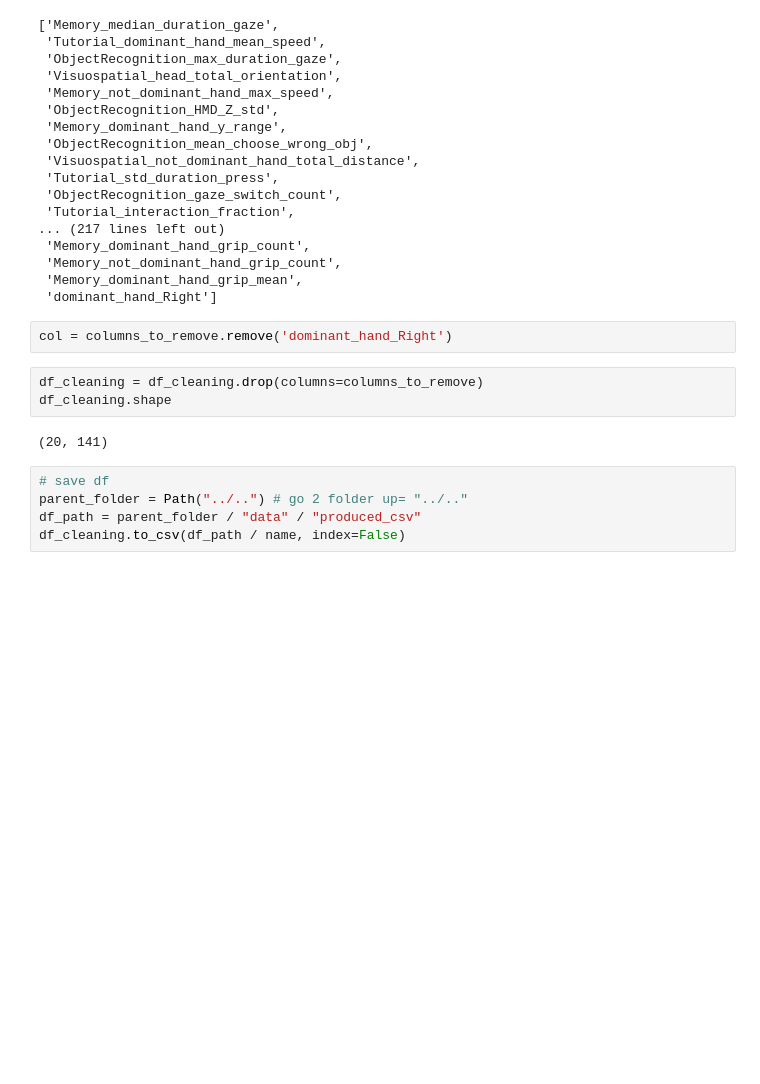
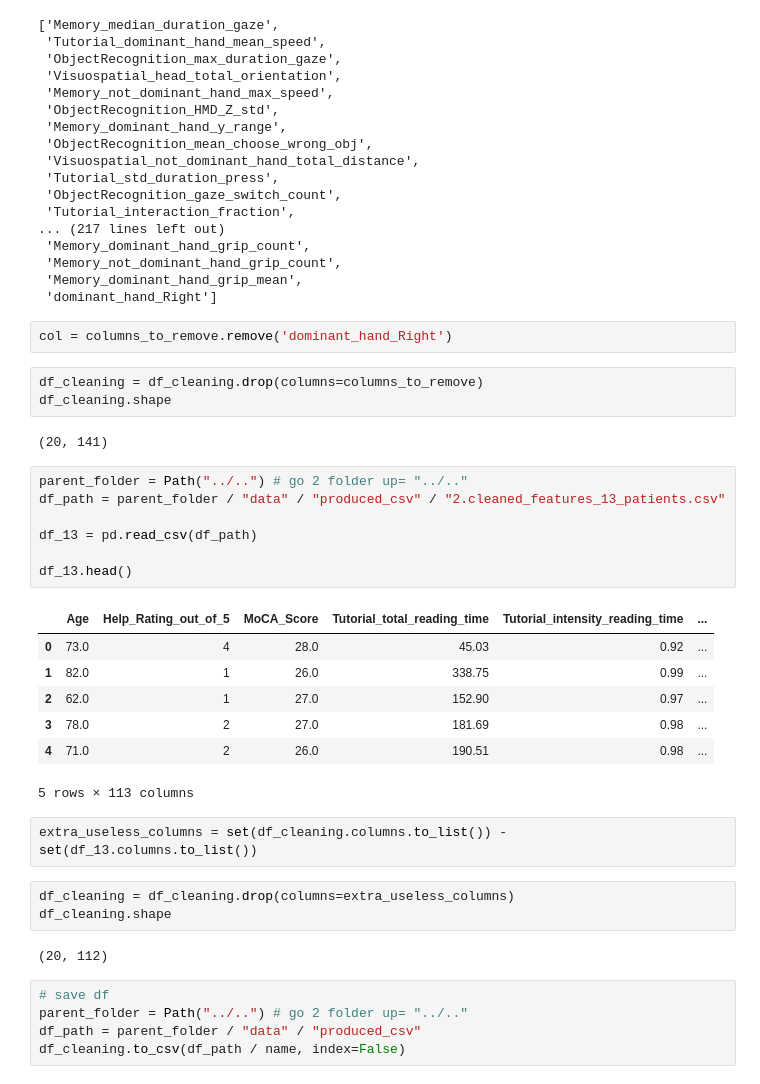
Before and after one commit to sana-mirahsani/detection_AD_with_VR_data, a Jupyter notebook: src/notebooks/2.2Data_preprocessing_20_young_patient.ipynb, the cells around one changed output. Saved outputs shown, nothing was run; the diff lists cells and outputs as text; blank space fills up the shorter version.

```diff
--- a/src/notebooks/2.2Data_preprocessing_20_young_patient.ipynb
+++ b/src/notebooks/2.2Data_preprocessing_20_young_patient.ipynb
@@ -126,6 +126,28 @@ df_cleaning = df_cleaning.drop(columns=columns_to_remove)
 df_cleaning.shape
 # %% [output]
 (20, 141)
+# %%
+parent_folder = Path("../..") # go 2 folder up= "../.."
+df_path = parent_folder / "data" / "produced_csv" / "2.cleaned_features_13_patients.csv"
+
+df_13 = pd.read_csv(df_path)
+
+df_13.head()
+# %% [output]
+|  | Age | Help_Rating_out_of_5 | MoCA_Score | Tutorial_total_reading_time | Tutorial_intensity_reading_time | ... |
+| 0 | 73.0 | 4 | 28.0 | 45.03 | 0.92 | ... |
+| 1 | 82.0 | 1 | 26.0 | 338.75 | 0.99 | ... |
+| 2 | 62.0 | 1 | 27.0 | 152.90 | 0.97 | ... |
+| 3 | 78.0 | 2 | 27.0 | 181.69 | 0.98 | ... |
+| 4 | 71.0 | 2 | 26.0 | 190.51 | 0.98 | ... |
+5 rows × 113 columns
+# %%
+extra_useless_columns = set(df_cleaning.columns.to_list()) - set(df_13.columns.to_list())
+# %%
+df_cleaning = df_cleaning.drop(columns=extra_useless_columns)
+df_cleaning.shape
+# %% [output]
+(20, 112)
 # %%
 # save df
 parent_folder = Path("../..") # go 2 folder up= "../.."
```
Also changed, not shown: 4 other files.
